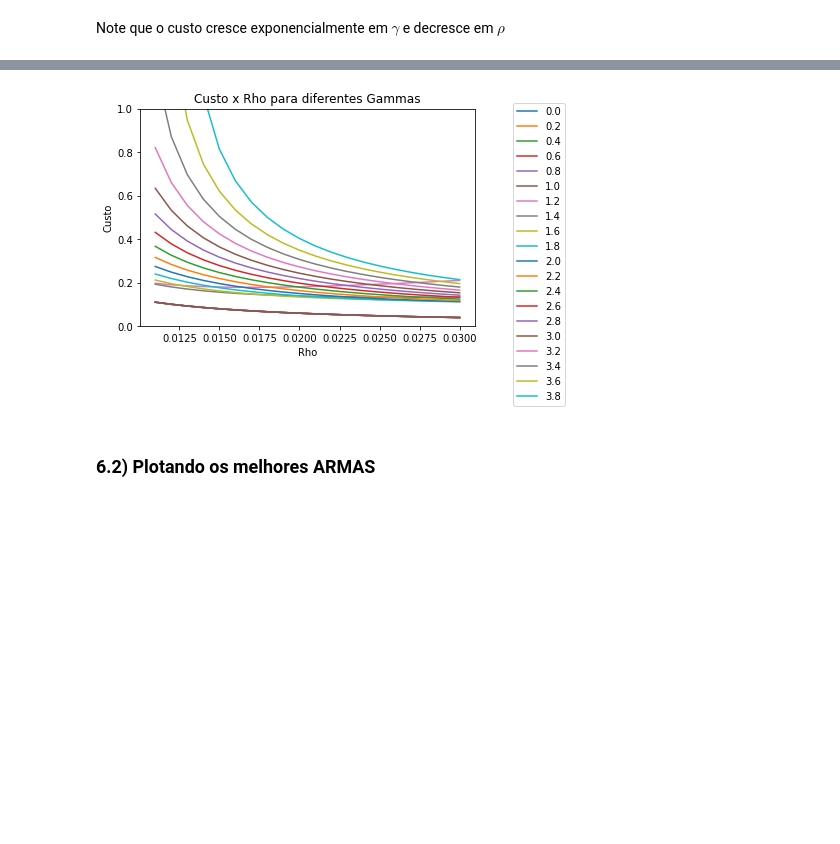
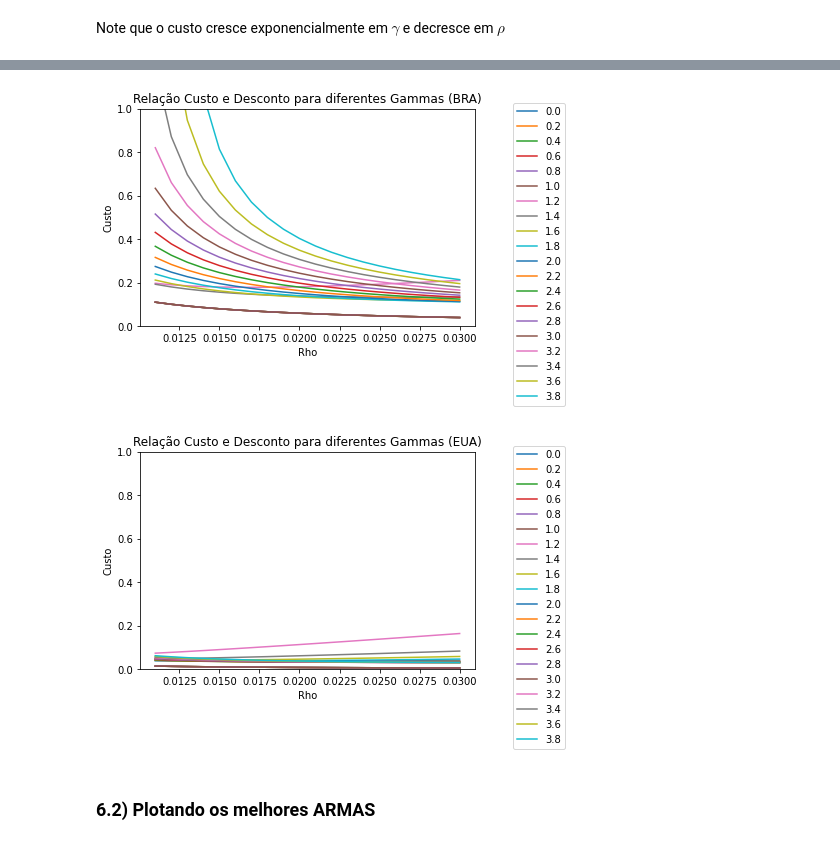
Before and after one commit to lucasestrela/Dissertacao, a Jupyter notebook: Calculando_Custo.ipynb, the cells around one changed output, grey strips where cells are left out. Saved outputs shown, nothing was run; the diff lists cells and outputs as text; code cells hidden in the pictures; blank space fills up the shorter version.

```diff
--- a/Calculando_Custo.ipynb
+++ b/Calculando_Custo.ipynb
@@ -321,18 +336,32 @@ plt.show()
 # %%
 
-for i_gamma, gama in enumerate(Gamma):
-    plt.plot( Rho , lambda_ARMA2[:, i_gamma])
+for i_gamma, gama in enumerate(Gamma_):
+    plt.plot( Rho , lambda_ARMA2[0][:, i_gamma])
     # Limitando o gráfico pra nao estourar
     plt.ylim(0, 1)
     plt.xlabel("Rho")
     plt.ylabel("Custo")
-    plt.title('Custo x Rho para diferentes Gammas')
-    plt.legend(np.round(Gamma, 1),
+    plt.title('Relação Custo e Desconto para diferentes Gammas (BRA)')
+    plt.legend(np.round(Gamma_, 1),
                bbox_to_anchor=(1.1, 1.05))
 
 plt.show()
+
+
+for i_gamma, gama in enumerate(Gamma_):
+    plt.plot( Rho , lambda_ARMA2[1][:, i_gamma])
+    # Limitando o gráfico pra nao estourar
+    plt.ylim(0, 1)
+    plt.xlabel("Rho")
+    plt.ylabel("Custo")
+    plt.title('Relação Custo e Desconto para diferentes Gammas (EUA)')
+    plt.legend(np.round(Gamma_, 1),
+               bbox_to_anchor=(1.1, 1.05))
+
+plt.show()
 # %% [output]
-[figure, old version]
+[figure, new version]
+[figure, added]
 # %% [markdown]
 ### 6.2) Plotando os melhores ARMAS
 # %%
```
Also changed, not shown: parts of 2 cells of this notebook.
